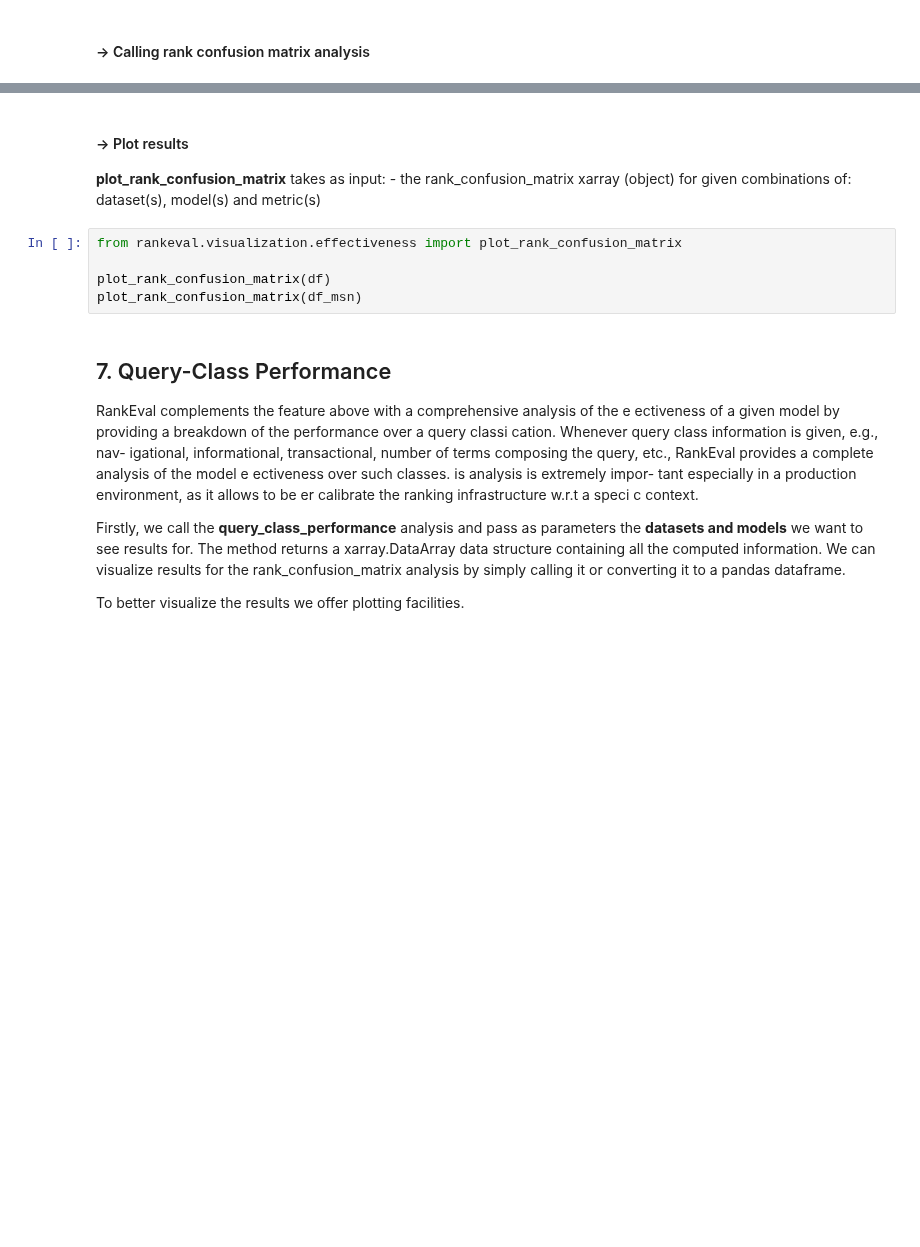
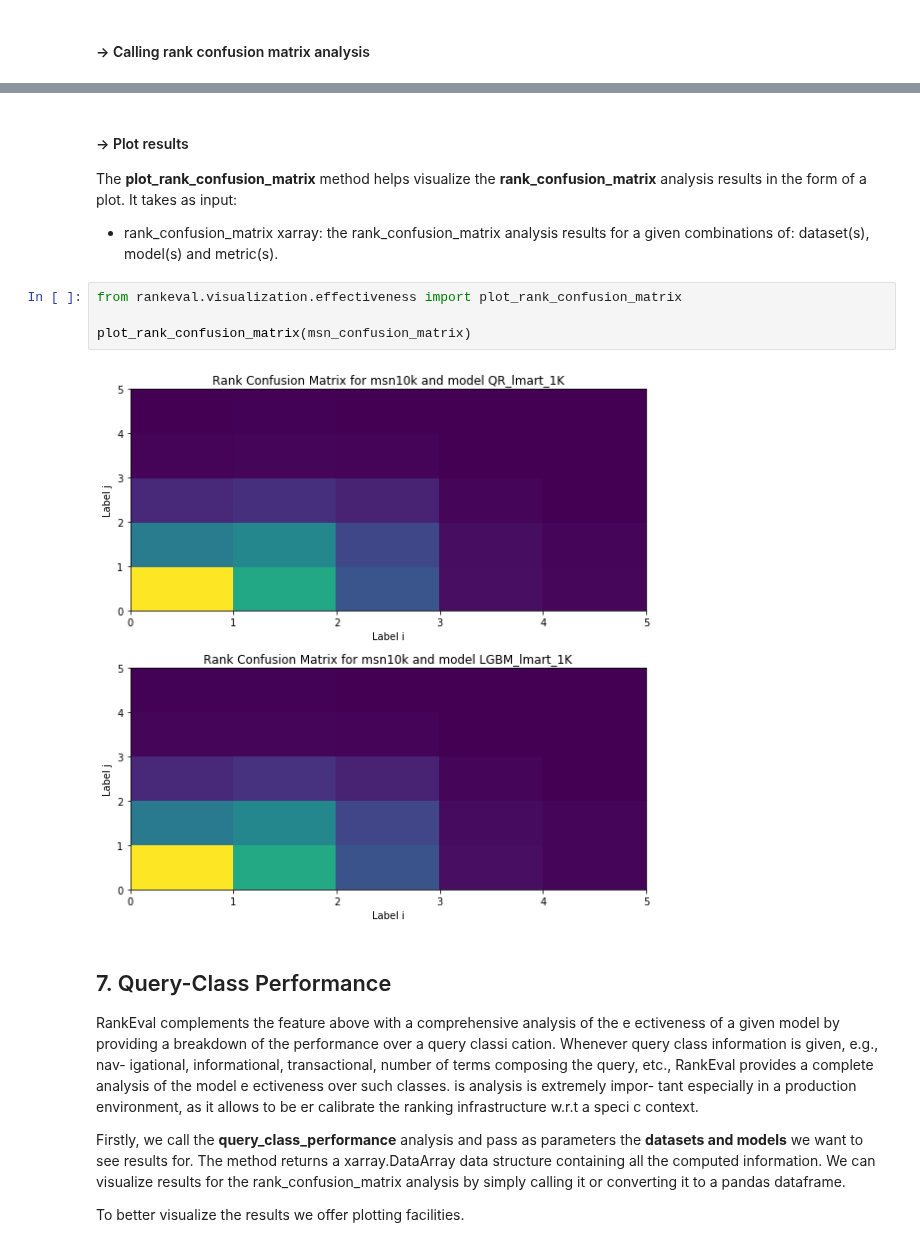
Before and after one commit to hpclab/rankeval, a Jupyter notebook: notebooks/RankEval - Effectiveness Analysis.ipynb, the cells around one changed output, grey strips where cells are left out. Cells and saved outputs as stored; diff of their text form; blank space fills up the shorter version.

Commit message:
more eff visual

```diff
--- a/notebooks/RankEval - Effectiveness Analysis.ipynb
+++ b/notebooks/RankEval - Effectiveness Analysis.ipynb
@@ -356,13 +372,14 @@ ValueError: The truth value of an array with more than one element is ambiguous.
 # %% [markdown]
 #### -> Plot results
 
-**plot_rank_confusion_matrix** takes as input:
-    - the rank_confusion_matrix xarray (object) for given combinations of: dataset(s), model(s) and metric(s)
+The **plot_rank_confusion_matrix** method helps visualize the **rank_confusion_matrix** analysis results in the form of a plot. It takes as input:
+ - rank_confusion_matrix xarray: the rank_confusion_matrix analysis results for a given combinations of: dataset(s), model(s) and metric(s).
 # %%
 from rankeval.visualization.effectiveness import plot_rank_confusion_matrix
 
-plot_rank_confusion_matrix(df)
-plot_rank_confusion_matrix(df_msn)
+plot_rank_confusion_matrix(msn_confusion_matrix)
+# %% [output]
+[figure, added]
 # %% [markdown]
 ## 7. Query-Class Performance
 
```
Also changed, not shown: parts of 5 cells of this notebook, 3 other files.
